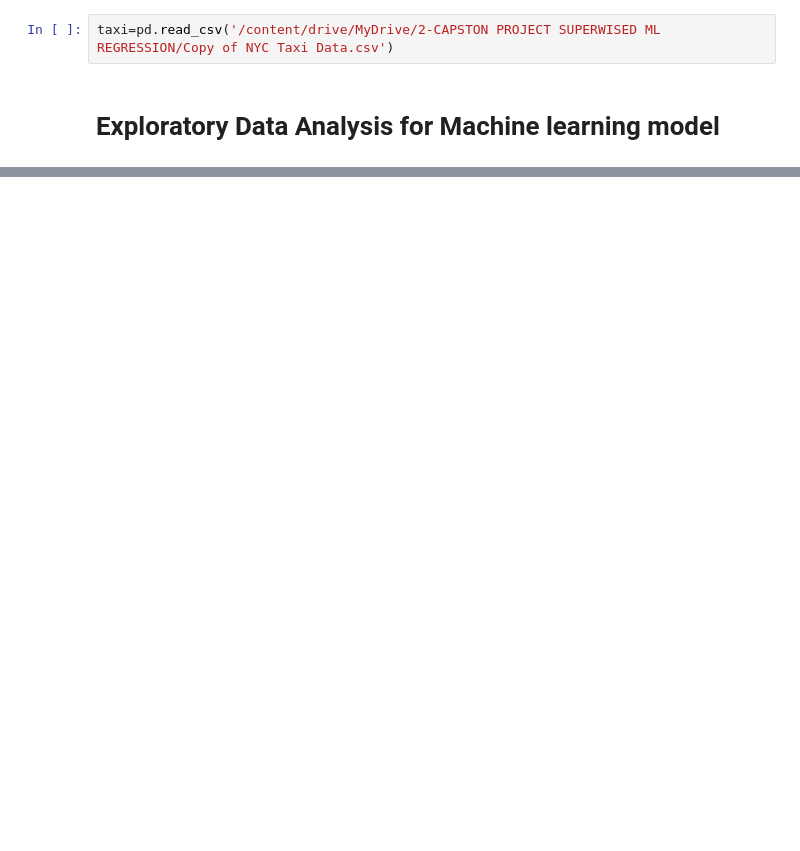
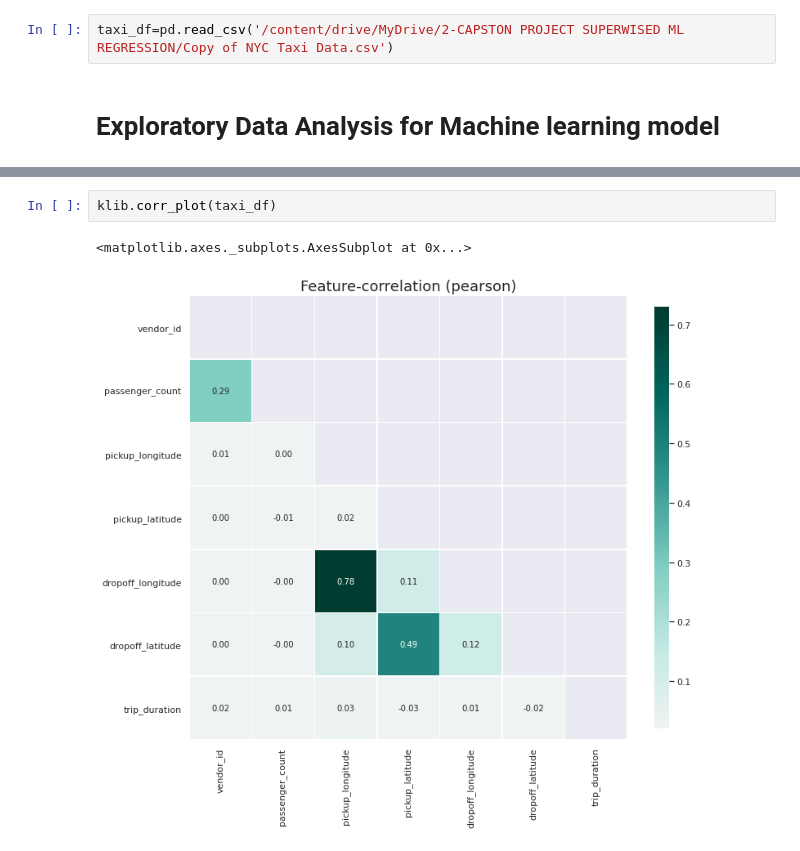
Before and after one commit to Creatrohit9/2-CAPSTON-ROHIT-BHADAURIYA-NYC-TAXI-TRIP-TIME-PRIDICTION, a Jupyter notebook: NYC_TAXI_TRIP_TIME_PRIDICTION_ROHITBHADAURIYA_2_Capstone_Project.ipynb, the cells around one changed output, grey strips where cells are left out. Drawn from its saved outputs; the diff is of its cells as text; blank space fills up the shorter version.

```diff
--- a/NYC_TAXI_TRIP_TIME_PRIDICTION_ROHITBHADAURIYA_2_Capstone_Project.ipynb
+++ b/NYC_TAXI_TRIP_TIME_PRIDICTION_ROHITBHADAURIYA_2_Capstone_Project.ipynb
@@ -78,7 +77,7 @@ import matplotlib.pyplot as plt
 import seaborn as sns; sns.set()
 warnings.filterwarnings('ignore')
 # %%
-taxi=pd.read_csv('/content/drive/MyDrive/2-CAPSTON PROJECT SUPERWISED ML REGRESSION/Copy of NYC Taxi Data.csv')
+taxi_df=pd.read_csv('/content/drive/MyDrive/2-CAPSTON PROJECT SUPERWISED ML REGRESSION/Copy of NYC Taxi Data.csv')
 # %% [markdown]
 # **Exploratory Data Analysis for Machine learning model**
 # %%
@@ -129,2 +132,7 @@ taxi.shape
 # %% [output]
 (1458644, 11)
+# %%
+klib.corr_plot(taxi_df)
+# %% [output]
+<matplotlib.axes._subplots.AxesSubplot at 0x...>
+[figure, added]
```
Also changed, not shown: parts of 7 cells of this notebook.
